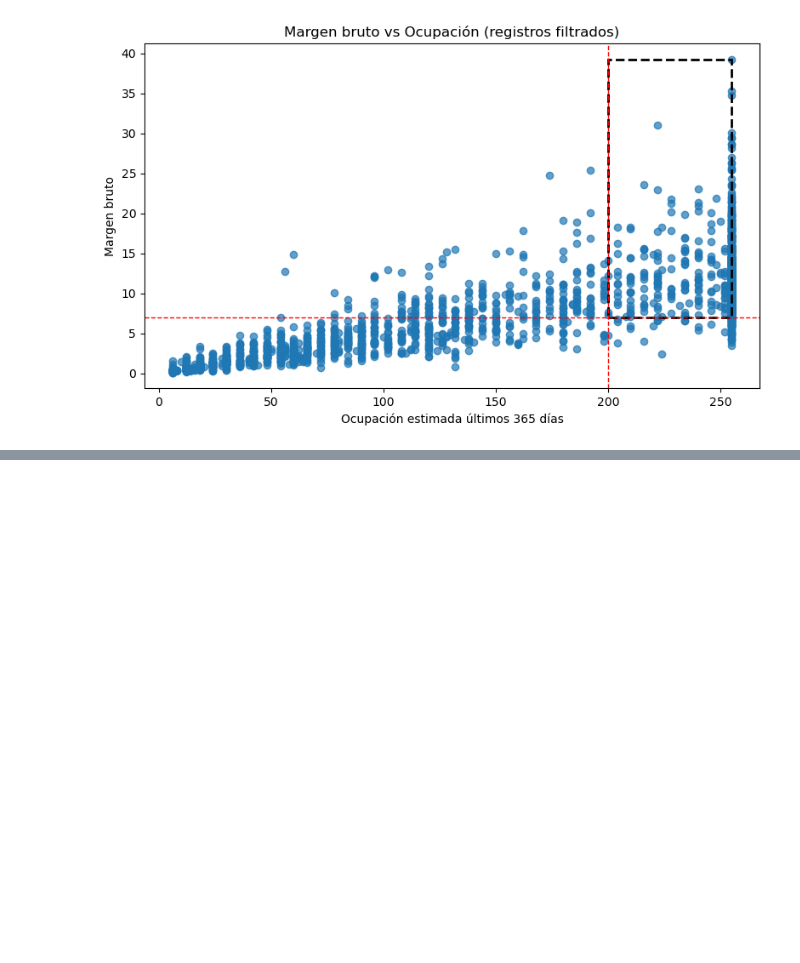
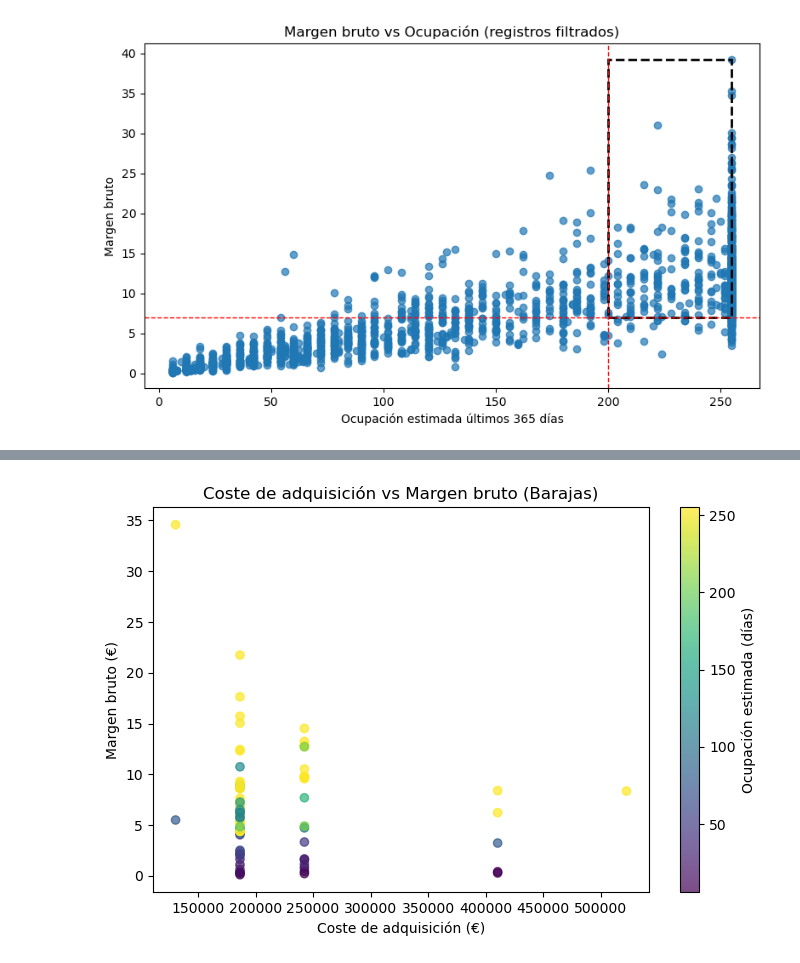
Before and after one commit to PabloHVega/Analisis-Inmobiliario, a Jupyter notebook: notebooks/03_Analisis.ipynb, the cells around one changed output, grey strips where cells are left out. Saved outputs shown, nothing was run; the diff lists cells and outputs as text; code cells hidden in the pictures; blank space fills up the shorter version.

Commit message:
Analisis de Ocupación

```diff
--- a/notebooks/03_Analisis.ipynb
+++ b/notebooks/03_Analisis.ipynb
@@ -455,0 +484,15 @@ plt.show()
+# %%
+# Crear un data frame con los registros de barajas
+df_barajas = df[df['distrito'] == 'Barajas']
+
+# Crear un scatter plot de coste adquisición vs margen bruto y la ocupación estimada como puntos de colores
+plt.figure(figsize=(8, 5))
+scatter = plt.scatter(df_barajas['coste_adquisicion'], df_barajas['margen_bruto'], c=df_barajas['estimated_occupancy_l365d'], cmap='viridis', alpha=0.7)
+plt.xlabel('Coste de adquisición (€)')
+plt.ylabel('Margen bruto (€)')
+plt.title('Coste de adquisición vs Margen bruto (Barajas)')
+cbar = plt.colorbar(scatter)
+cbar.set_label('Ocupación estimada (días)')
+plt.show()
+# %% [output]
+[figure, added]
```
Also changed, not shown: parts of 3 cells of this notebook.
